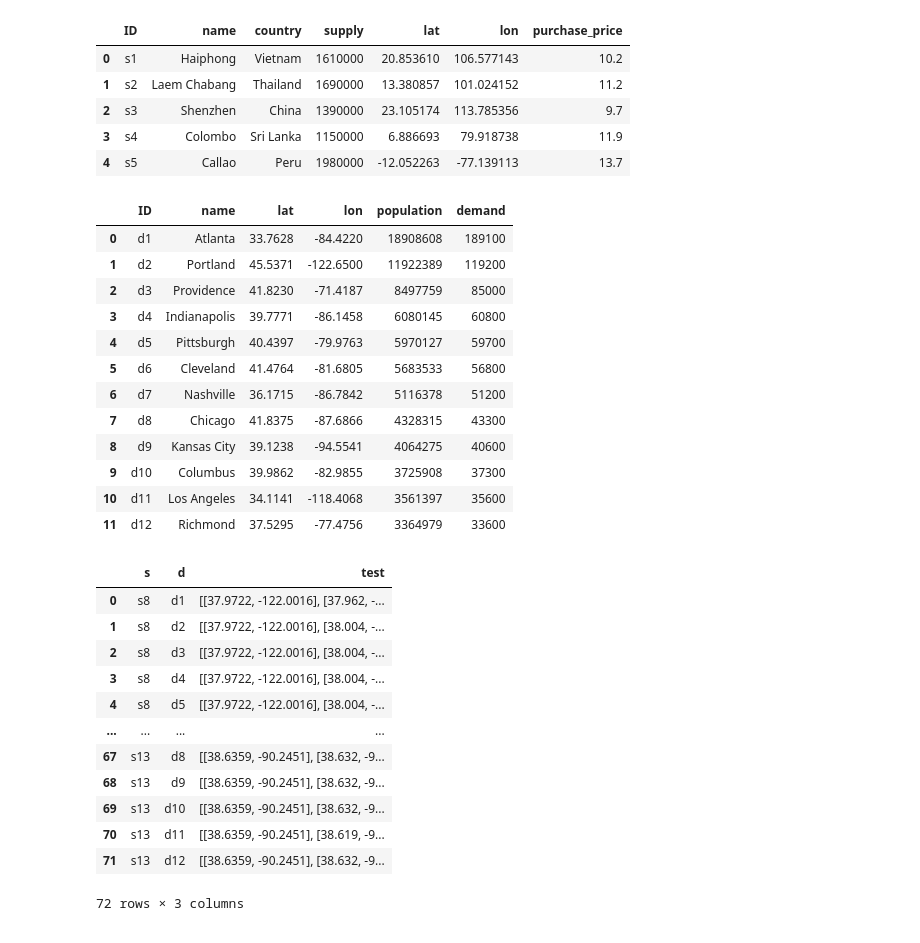
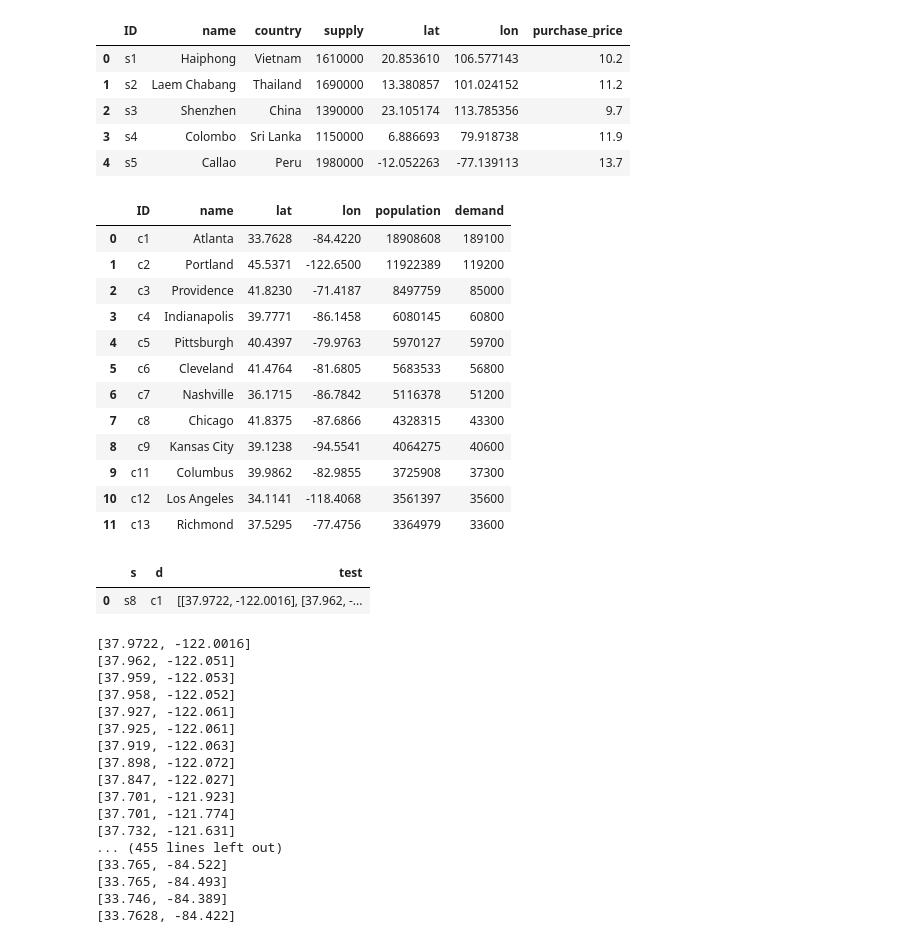
Before and after one commit to scm275/problem_sets_scm275, a Jupyter notebook: Untitled.ipynb, the cells around one changed output. Cells and saved outputs as stored; diff of their text form; code cells hidden in the pictures.

```diff
--- a/Untitled.ipynb
+++ b/Untitled.ipynb
@@ -149,7 +135,7 @@ suppliers_df.head()
 | 4 | s5 | Callao | Peru | 1980000 | -12.052263 | -77.139113 | 13.7 |
 # %%
 # File containing distribution center data
-dc_file ='https://raw.githubusercontent.com/scm275/problem_sets_scm275/main/test/distribution_centers.csv'
+dc_file ='https://raw.githubusercontent.com/scm275/problem_sets_scm275/main/test/distribution_centers2.csv'
 
 # Loading DC data into a pandas DataFrame
 distribution_centers_df = pd.read_csv(dc_file)
@@ -158,18 +144,18 @@ distribution_centers_df = pd.read_csv(dc_file)
 distribution_centers_df
 # %% [output]
 |  | ID | name | lat | lon | population | demand |
-| 0 | d1 | Atlanta | 33.7628 | -84.4220 | 18908608 | 189100 |
-| 1 | d2 | Portland | 45.5371 | -122.6500 | 11922389 | 119200 |
-| 2 | d3 | Providence | 41.8230 | -71.4187 | 8497759 | 85000 |
-| 3 | d4 | Indianapolis | 39.7771 | -86.1458 | 6080145 | 60800 |
-| 4 | d5 | Pittsburgh | 40.4397 | -79.9763 | 5970127 | 59700 |
-| 5 | d6 | Cleveland | 41.4764 | -81.6805 | 5683533 | 56800 |
-| 6 | d7 | Nashville | 36.1715 | -86.7842 | 5116378 | 51200 |
-| 7 | d8 | Chicago | 41.8375 | -87.6866 | 4328315 | 43300 |
-| 8 | d9 | Kansas City | 39.1238 | -94.5541 | 4064275 | 40600 |
-| 9 | d10 | Columbus | 39.9862 | -82.9855 | 3725908 | 37300 |
-| 10 | d11 | Los Angeles | 34.1141 | -118.4068 | 3561397 | 35600 |
-| 11 | d12 | Richmond | 37.5295 | -77.4756 | 3364979 | 33600 |
+| 0 | c1 | Atlanta | 33.7628 | -84.4220 | 18908608 | 189100 |
+| 1 | c2 | Portland | 45.5371 | -122.6500 | 11922389 | 119200 |
+| 2 | c3 | Providence | 41.8230 | -71.4187 | 8497759 | 85000 |
+| 3 | c4 | Indianapolis | 39.7771 | -86.1458 | 6080145 | 60800 |
+| 4 | c5 | Pittsburgh | 40.4397 | -79.9763 | 5970127 | 59700 |
+| 5 | c6 | Cleveland | 41.4764 | -81.6805 | 5683533 | 56800 |
+| 6 | c7 | Nashville | 36.1715 | -86.7842 | 5116378 | 51200 |
+| 7 | c8 | Chicago | 41.8375 | -87.6866 | 4328315 | 43300 |
+| 8 | c9 | Kansas City | 39.1238 | -94.5541 | 4064275 | 40600 |
+| 9 | c11 | Columbus | 39.9862 | -82.9855 | 3725908 | 37300 |
+| 10 | c12 | Los Angeles | 34.1141 | -118.4068 | 3561397 | 35600 |
+| 11 | c13 | Richmond | 37.5295 | -77.4756 | 3364979 | 33600 |
 # %%
 nodes = dict()
 
@@ -209,30 +195,48 @@ INTL_suppliers = {s: supplier for s, supplier in suppliers.items() if supplier.c
 # %%
 # Initialize an empty list to hold rows
 rows = []
 
 # Loop through US_suppliers and distribution_centers
 for s, supplier in US_suppliers.items():
     for d, distribution_center in distribution_centers.items():
+        test = shortest_path(origin = supplier, destination = distribution_center, mode = 'road', result = 'coordinate_path', unit = 'km')
+        test2 = [[j, i] for [i, j] in test]
         rows.append({"s": s, "d": d, 'test': shortest_path(origin = supplier, destination = distribution_center, mode = 'road', result = 'coordinate_path', unit = 'km')})
+
+        break
+    break
+
 
 # Create a DataFrame from the rows
 df = pd.DataFrame(rows)
 
 # Display the DataFrame
 df
 # %% [output]
 |  | s | d | test |
-| 0 | s8 | d1 | [[37.9722, -122.0016], [37.962, -... |
-| 1 | s8 | d2 | [[37.9722, -122.0016], [38.004, -... |
-| 2 | s8 | d3 | [[37.9722, -122.0016], [38.004, -... |
-| 3 | s8 | d4 | [[37.9722, -122.0016], [38.004, -... |
-| 4 | s8 | d5 | [[37.9722, -122.0016], [38.004, -... |
-| ... | ... | ... | ... |
-| 67 | s13 | d8 | [[38.6359, -90.2451], [38.632, -9... |
-| 68 | s13 | d9 | [[38.6359, -90.2451], [38.632, -9... |
-| 69 | s13 | d10 | [[38.6359, -90.2451], [38.632, -9... |
-| 70 | s13 | d11 | [[38.6359, -90.2451], [38.619, -9... |
-| 71 | s13 | d12 | [[38.6359, -90.2451], [38.632, -9... |
+| 0 | s8 | c1 | [[37.9722, -122.0016], [37.962, -... |
-72 rows × 3 columns
 # %%
 df.to_csv('test.csv')
+# %%
+test
+
+for [i, j] in test:
+    print ([i, j])
+# %% [output]
+[37.9722, -122.0016]
+[37.962, -122.051]
+[37.959, -122.053]
+[37.958, -122.052]
+[37.927, -122.061]
+[37.925, -122.061]
+[37.919, -122.063]
+[37.898, -122.072]
+[37.847, -122.027]
+[37.701, -121.923]
+[37.701, -121.774]
+[37.732, -121.631]
+... (455 lines left out)
+[33.765, -84.522]
+[33.765, -84.493]
+[33.746, -84.389]
+[33.7628, -84.422]
```
Also changed, not shown: parts of 3 cells of this notebook, 5 other files.
